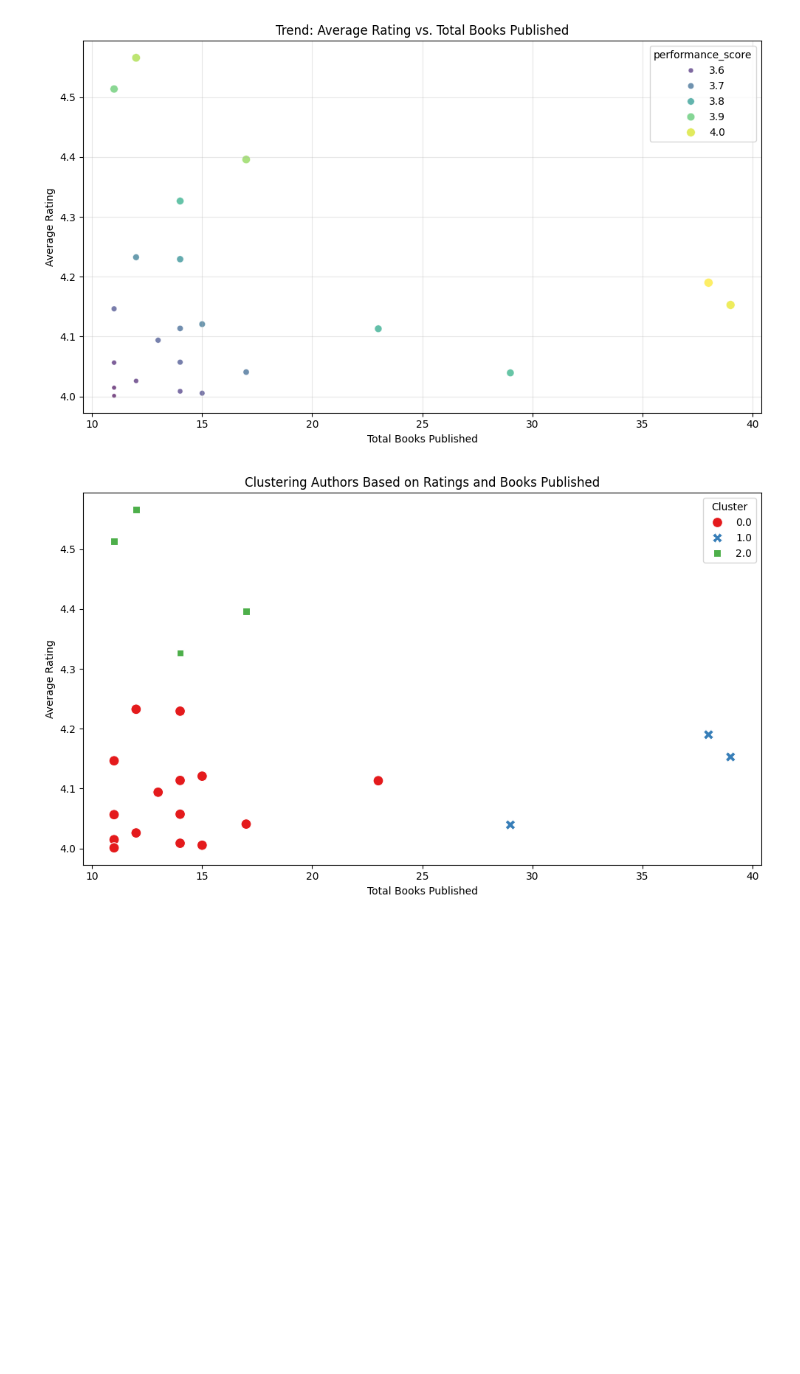
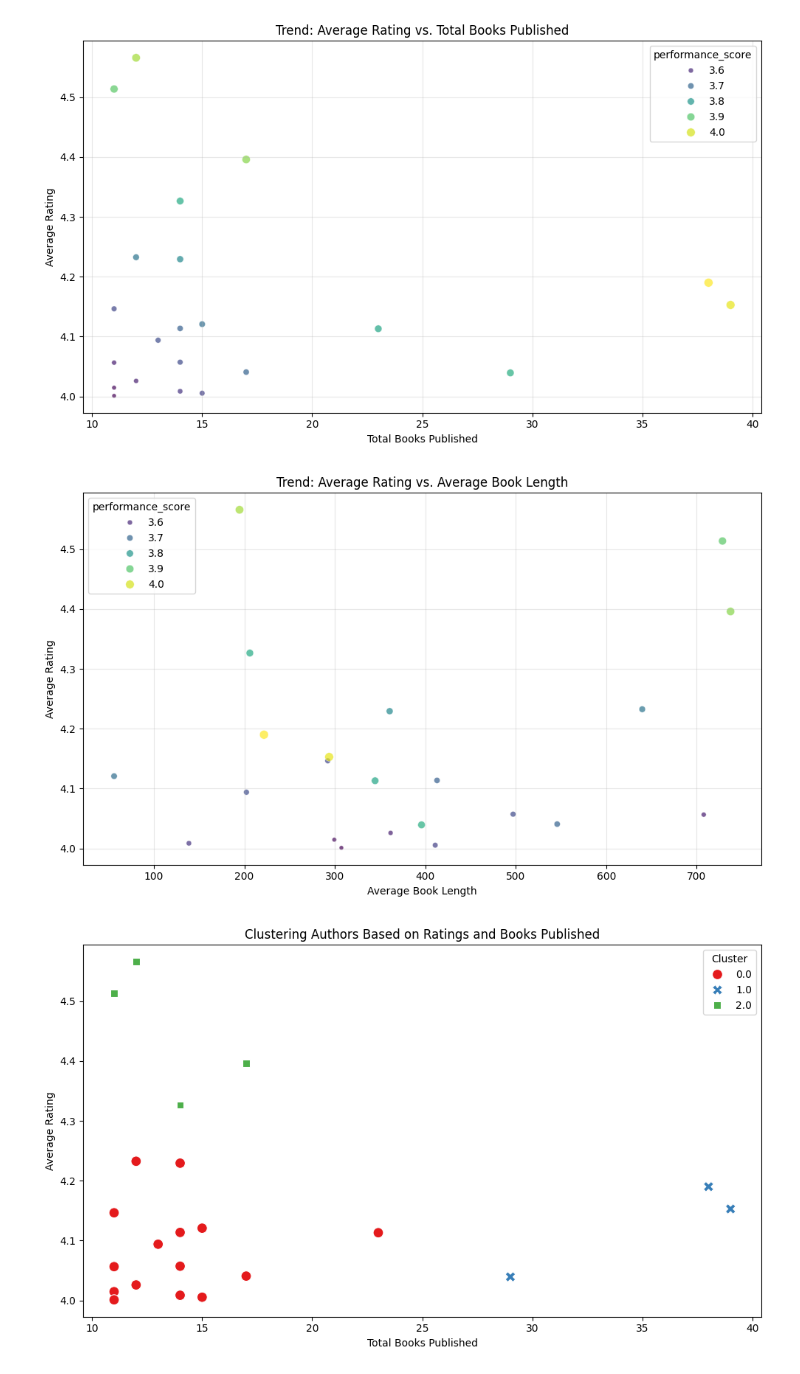
Before and after one commit to clhughes01/ECE143_Project, a Jupyter notebook: src/author-success-analysis.ipynb, the cells around one changed output. Drawn from its saved outputs; the diff is of its cells as text; code cells hidden in the pictures; blank space fills up the shorter version.

```diff
--- a/src/author-success-analysis.ipynb
+++ b/src/author-success-analysis.ipynb
@@ -326,6 +348,26 @@ plt.tight_layout()
 plt.show()
 # %% [output]
 [figure]
+# %%
+# Trend Analysis: Average Ratings vs. Average Book Length
+plt.figure(figsize=(10, 6))
+sns.scatterplot(
+    data=author_stats,
+    x='average_book_length',
+    y='avg_rating',
+    size='performance_score',
+    hue='performance_score',
+    palette='viridis',
+    alpha=0.7
+)
+plt.title("Trend: Average Rating vs. Average Book Length")
+plt.xlabel("Average Book Length")
+plt.ylabel("Average Rating")
+plt.grid(alpha=0.3)
+plt.tight_layout()
+plt.show()
+# %% [output]
+[figure, added]
 # %%
 from sklearn.cluster import KMeans
 from sklearn.preprocessing import StandardScaler
```
Also changed, not shown: parts of 5 cells of this notebook.
